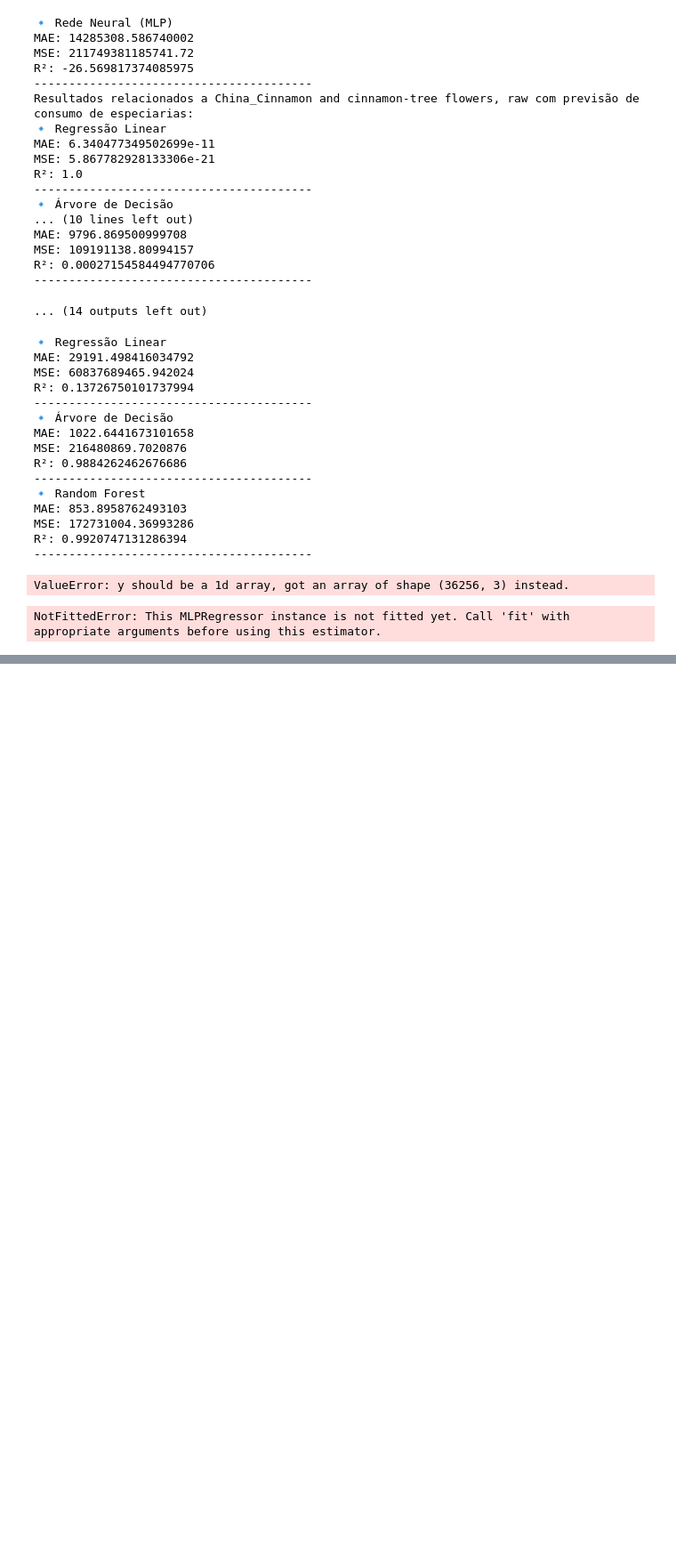
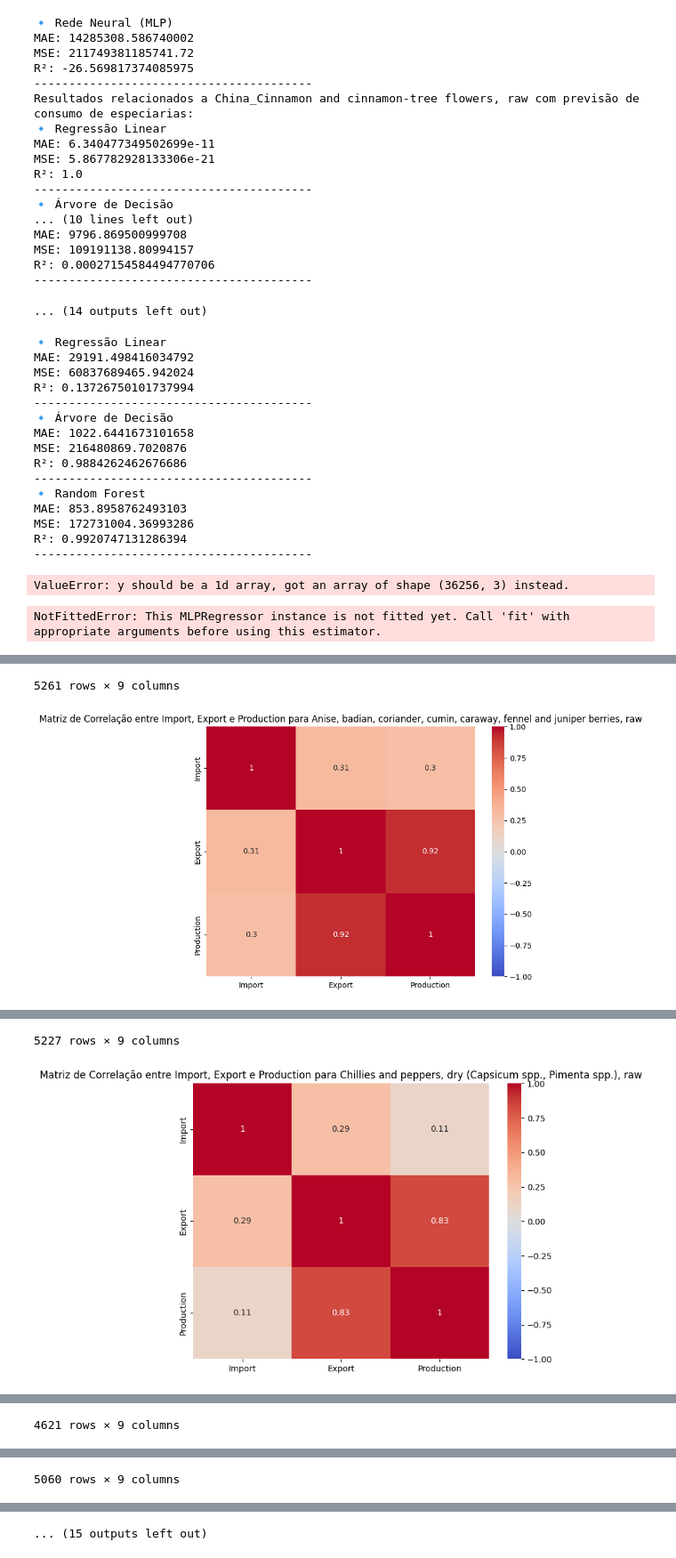
Before and after one commit to mat054/Machine_learning_exportacoes, a Jupyter notebook: miniTrabalho5.ipynb, the cells around one changed output, grey strips where cells are left out. Shown: that part at 89% size. Cells and saved outputs as stored; diff of their text form; code cells hidden in the pictures; blank space fills up the shorter version.

```diff
--- a/miniTrabalho5.ipynb
+++ b/miniTrabalho5.ipynb
@@ -412,3 +412,26 @@ print("R²:", r2_score(y_test, y_pred))
 print("-" * 40)
 # %% [output]
 NotFittedError: This MLPRegressor instance is not fitted yet. Call 'fit' with appropriate arguments before using this estimator.
+# %%
+import pandas as pd
+import matplotlib.pyplot as plt
+import seaborn as sns
+
+dados = pd.read_csv('arquivo_filtrado.csv')
+
+lista_especiarias = dados['Item'].unique().tolist()
+
+for especiaria in lista_especiarias:
+    dados_especiaria = dados[dados['Item'] == especiaria]
+    display(dados_especiaria)
+    dados_especiaria.to_csv(f'dados_{especiaria}.csv', index=False)
+
+    colunas_numericas = ['Import', 'Export', 'Production']
+    dados_corr = dados_especiaria[colunas_numericas]
+
+    # Verificando correlações somente entre essas três colunas
+    plt.figure(figsize=(8, 6))
+    sns.heatmap(dados_corr.corr(), annot=True, cmap='coolwarm', vmin=-1, vmax=1)
+    plt.title(f'Matriz de Correlação entre Import, Export e Production para {especiaria}')
+    plt.show()
+# %% [output]
@@ -414,0 +450,2 @@ NotFittedError: This MLPRegressor instance is not fitted yet. Call 'fit' with ap
+5261 rows × 9 columns
+[figure, added]
@@ -414,0 +464,2 @@ NotFittedError: This MLPRegressor instance is not fitted yet. Call 'fit' with ap
+5227 rows × 9 columns
+[figure, added]
@@ -414,0 +478 @@ NotFittedError: This MLPRegressor instance is not fitted yet. Call 'fit' with ap
+4621 rows × 9 columns
@@ -414,0 +492 @@ NotFittedError: This MLPRegressor instance is not fitted yet. Call 'fit' with ap
+5060 rows × 9 columns
@@ -414,0 +494 @@ NotFittedError: This MLPRegressor instance is not fitted yet. Call 'fit' with ap
+... (15 outputs left out)
```
Also changed, not shown: parts of 1 cell of this notebook, 22 other files.
